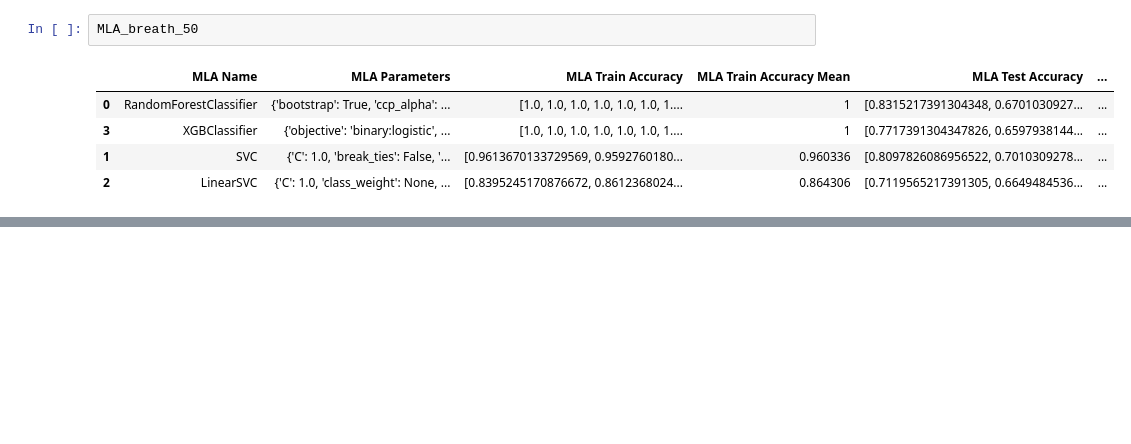
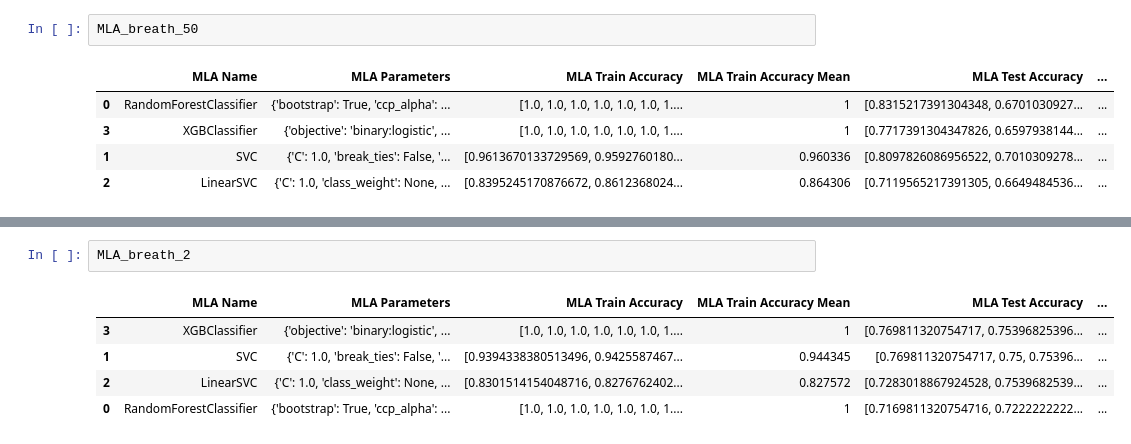
Before and after one commit to akansh12/breath_segmentation, a Jupyter notebook: EXP_4_AND_5_[Breath].ipynb, the cells around one changed output, grey strips where cells are left out. Drawn from its saved outputs; the diff is of its cells as text; blank space fills up the shorter version.

```diff
--- a/EXP_4_AND_5_[Breath].ipynb
+++ b/EXP_4_AND_5_[Breath].ipynb
@@ -1498,0 +1568,8 @@ MLA_breath_50
+# %%
+MLA_breath_2
+# %% [output]
+|  | MLA Name | MLA Parameters | MLA Train Accuracy | MLA Train Accuracy Mean | MLA Test Accuracy | ... |
+| 3 | XGBClassifier | {'objective': 'binary:logistic', ... | [1.0, 1.0, 1.0, 1.0, 1.0, 1.0, 1.... | 1 | [0.769811320754717, 0.75396825396... | ... |
+| 1 | SVC | {'C': 1.0, 'break_ties': False, '... | [0.9394338380513496, 0.9425587467... | 0.944345 | [0.769811320754717, 0.75, 0.75396... | ... |
+| 2 | LinearSVC | {'C': 1.0, 'class_weight': None, ... | [0.8301514154048716, 0.8276762402... | 0.827572 | [0.7283018867924528, 0.7539682539... | ... |
+| 0 | RandomForestClassifier | {'bootstrap': True, 'ccp_alpha': ... | [1.0, 1.0, 1.0, 1.0, 1.0, 1.0, 1.... | 1 | [0.7169811320754716, 0.7222222222... | ... |
```
Also changed, not shown: parts of 41 cells of this notebook.
